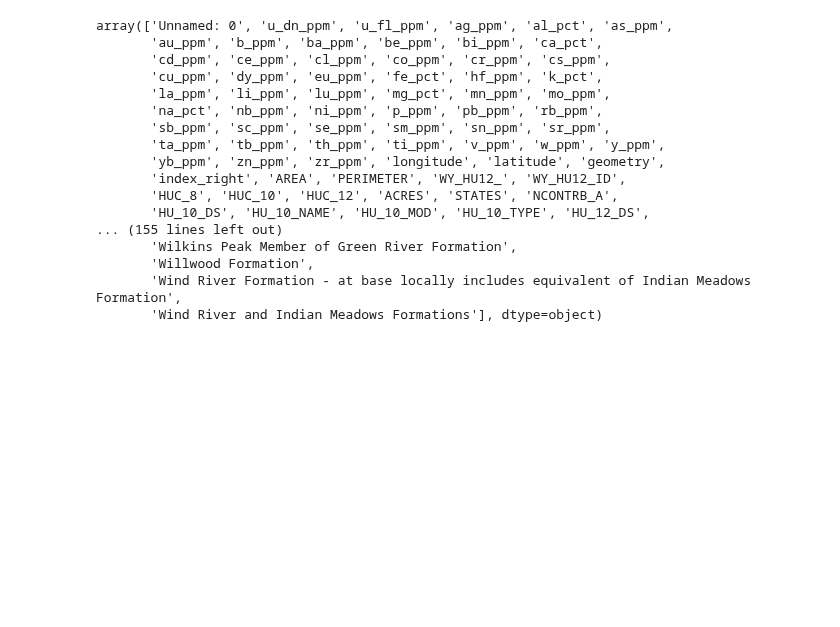
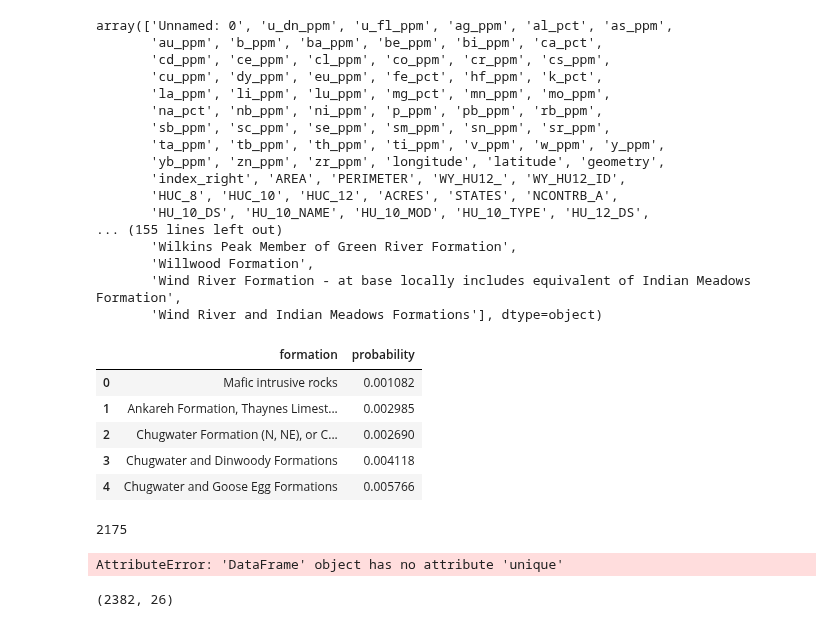
Before and after one commit to jessepisel/criticalandstrategic, a Jupyter notebook: Critical and strategic database building.ipynb, the cells around one changed output. Drawn from its saved outputs; the diff is of its cells as text; code cells hidden in the pictures; blank space fills up the shorter version.

Commit message:
Played with bayesian probability
not quite sure it answers the questions we are asking

```diff
--- a/Critical and strategic database building.ipynb
+++ b/Critical and strategic database building.ipynb
@@ -181,0 +184,14 @@ array(['Unnamed: 0', 'u_dn_ppm', 'u_fl_ppm', 'ag_ppm', 'al_pct', 'as_ppm',
+# %%
+area=[]
+for i in bedrock.Unit_Name.unique():
+    area.append(bedrock[bedrock['Unit_Name']==i].area.sum()/bedrock.area.sum())
+formationProbability=pd.DataFrame({'formation':bedrock.Unit_Name.unique(), 'probability': area})
+# %%
+formationProbability.head()
+# %% [output]
+|  | formation | probability |
+| 0 | Mafic intrusive rocks | 0.001082 |
+| 1 | Ankareh Formation, Thaynes Limest... | 0.002985 |
+| 2 | Chugwater Formation (N, NE), or C... | 0.002690 |
+| 3 | Chugwater and Dinwoody Formations | 0.004118 |
+| 4 | Chugwater and Goose Egg Formations | 0.005766 |
@@ -181,0 +200,12 @@ array(['Unnamed: 0', 'u_dn_ppm', 'u_fl_ppm', 'ag_ppm', 'al_pct', 'as_ppm',
+# %%
+len(reimport['HUC_12'].unique())
+# %% [output]
+2175
+# %%
+hucProbability.unique().shape
+# %% [output]
+AttributeError: 'DataFrame' object has no attribute 'unique'
+# %%
+huc8.shape
+# %% [output]
+(2382, 26)
```
Also changed, not shown: parts of 3 cells of this notebook.
